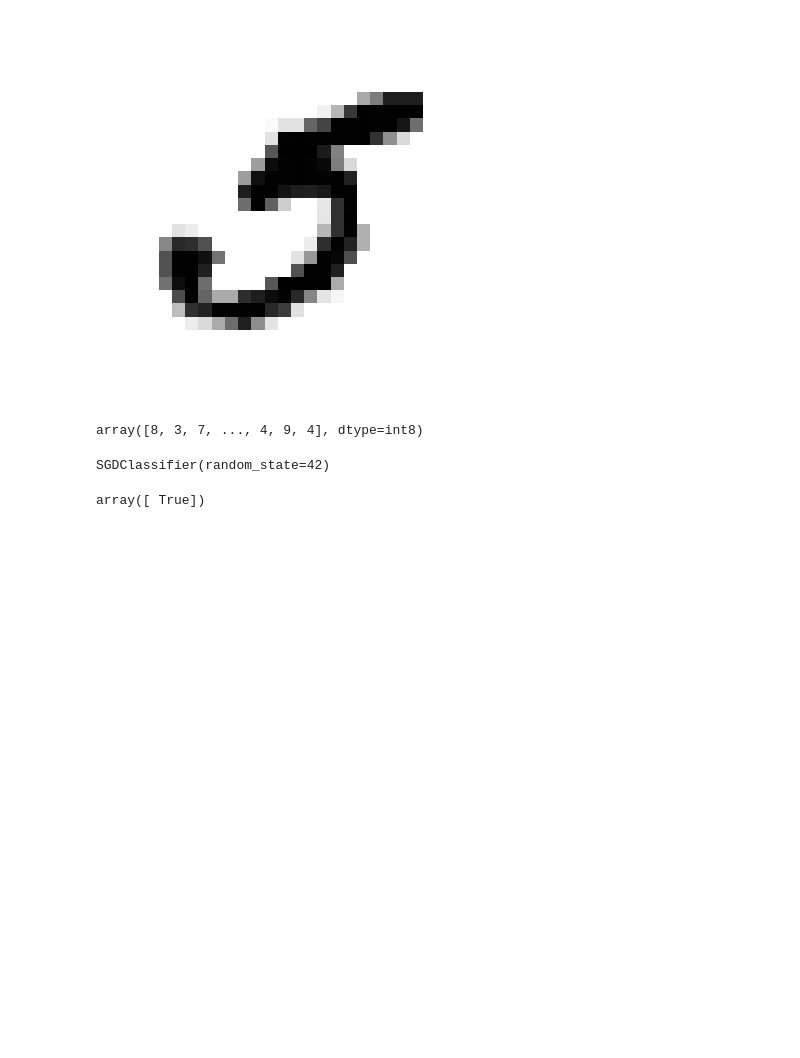
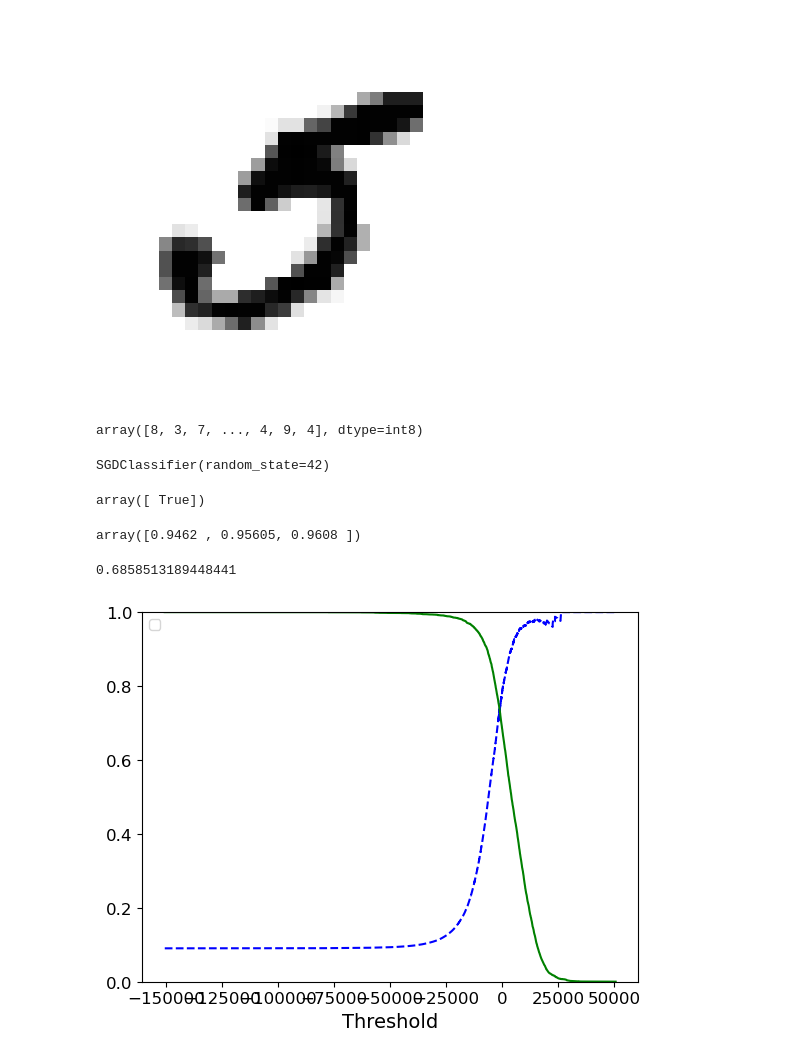
Before and after one commit to cuong123-tech/MNIST, a Jupyter notebook: MNIST.ipynb, the cells around one changed output. Saved outputs shown, nothing was run; the diff lists cells and outputs as text; code cells hidden in the pictures; blank space fills up the shorter version.

```diff
--- a/MNIST.ipynb
+++ b/MNIST.ipynb
@@ -120,3 +120,35 @@ SGDClassifier(random_state=42)
 sgd_clf.predict([X[36000]])
 # %% [output]
 array([ True])
+# %%
+from sklearn.model_selection import cross_val_score
+cross_val_score(sgd_clf, X_train, y_train_5, cv = 3, scoring = "accuracy")
+#Because this is a skewed dataset ( some classes are much more frequent than others ) : only 10% are 5s, so that when the model predicts False all the time, it can still get 90% accuracy
+# %% [output]
+array([0.9462 , 0.95605, 0.9608 ])
+# %%
+#Confusion Matrix: Count how many times instances of class A are classified as class B
+from sklearn.model_selection import cross_val_predict
+y_scores = cross_val_predict( sgd_clf, X_train, y_train_5, cv = 3, method="decision_function")
+y_train_pred = cross_val_predict(sgd_clf, X_train, y_train_5, cv=3)
+# %%
+from sklearn.metrics import precision_score, recall_score, f1_score
+precision_score(y_train_5, y_train_pred)
+recall_score(y_train_5, y_train_pred)
+# %% [output]
+0.6858513189448441
+# %%
+from sklearn.metrics import precision_recall_curve
+precisions, recalls, thresholds = precision_recall_curve(y_train_5, y_scores)
+# %%
+def plot_precision_recall_vs_threshold(precisions, recalls, thresholds):
+    plt.plot(thresholds, precisions[:-1], "b--")
+    plt.plot(thresholds, recalls[:-1], "g-")
+    plt.xlabel("Threshold")
+    plt.legend(loc="upper left")
+    plt.ylim([0, 1])
+
+plot_precision_recall_vs_threshold(precisions, recalls, thresholds)
+plt.show()
+# %% [output]
+[figure, added]
```
